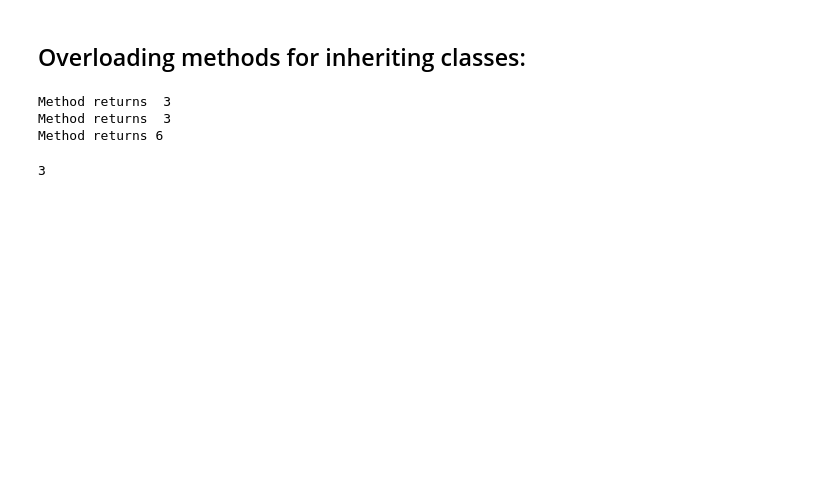
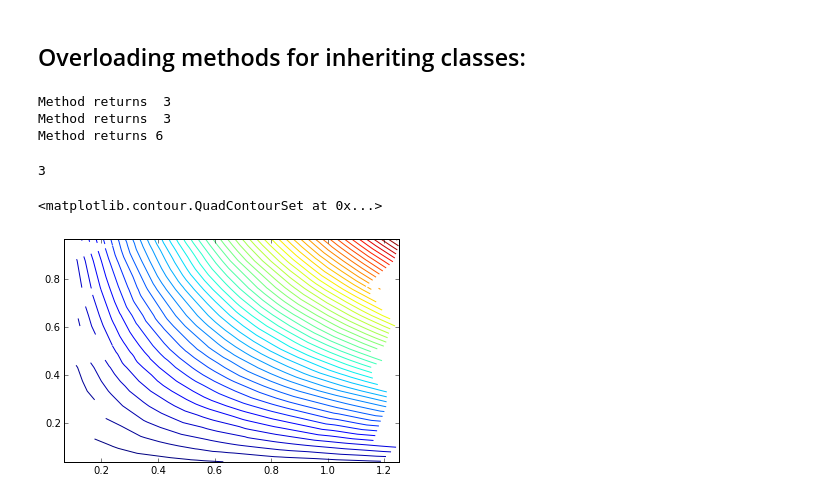
Before and after one commit to saba-vadarevu/Grooved-Channel-Flow, a Jupyter notebook: flowField.ipynb, the cells around one changed output. Cells and saved outputs as stored; diff of their text form; code cells hidden in the pictures; blank space fills up the shorter version.

```diff
--- a/flowField.ipynb
+++ b/flowField.ipynb
@@ -849,3 +943,20 @@ Method returns  3
 Method returns  3
 Method returns 6
 3
+# %%
+%matplotlib inline
+import matplotlib.pyplot as plt
+
+x = sp.tile(sp.rand(25,1),(1,20))
+x = x + 0.3*sp.rand(25,20)
+x = np.sort(x,axis=0)
+
+y = sp.tile(sp.rand(1,20),(25,1))
+y = np.sort(y,axis=1)
+z = x*y
+
+
+plt.contour(x,y,z,50)
+# %% [output]
+<matplotlib.contour.QuadContourSet at 0x...>
+[figure, added]
```
Also changed, not shown: parts of 6 cells of this notebook, 1 other file.
